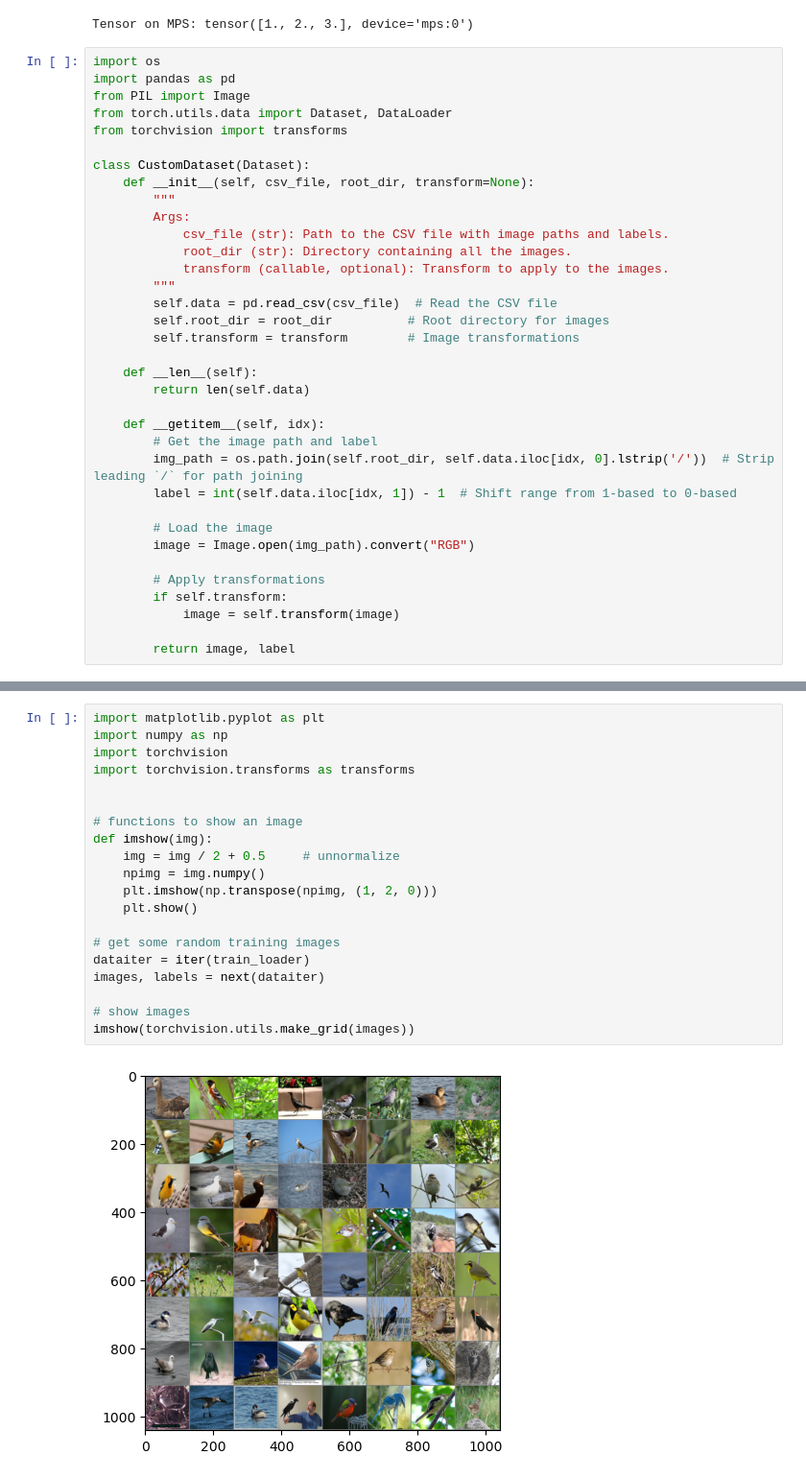
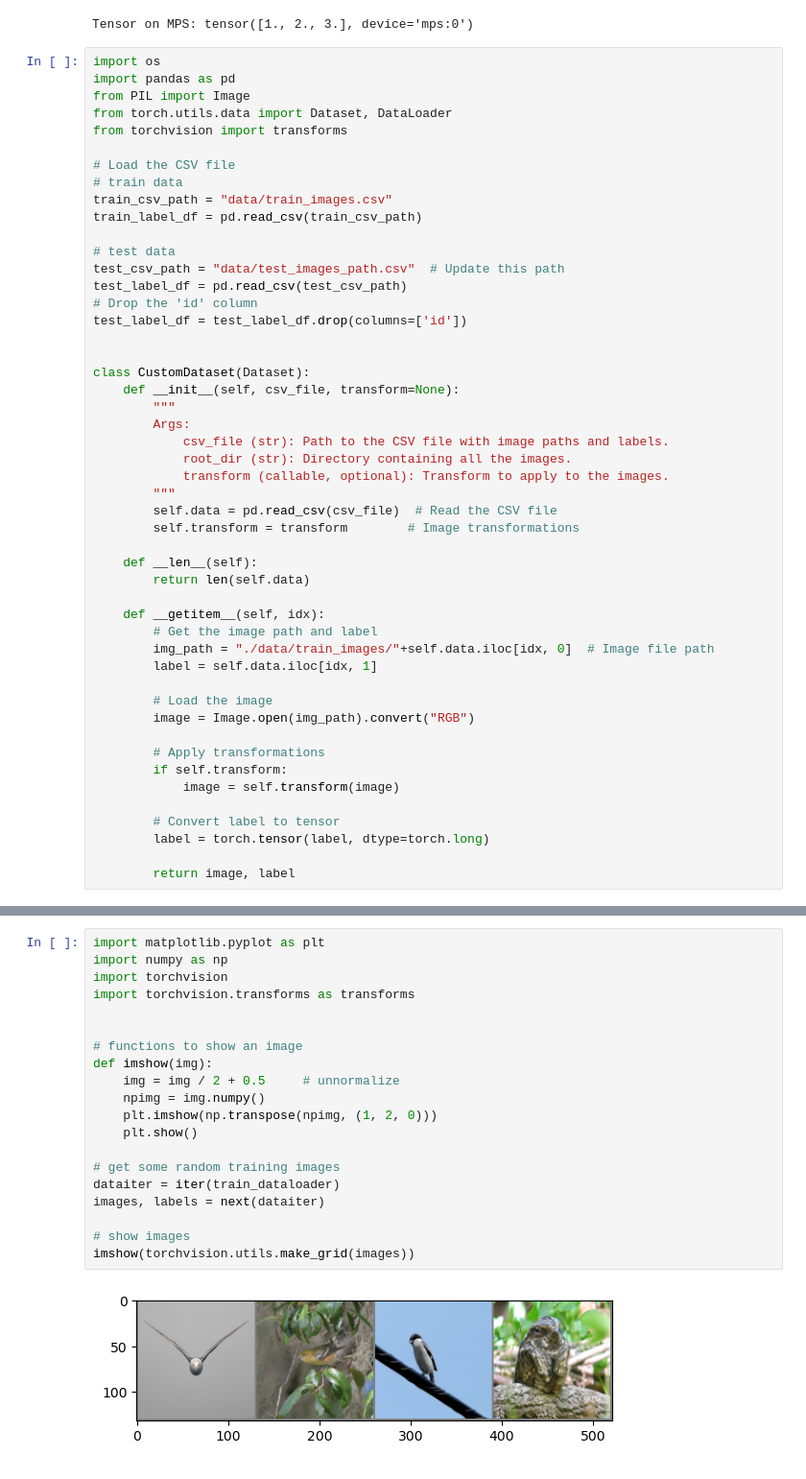
Before and after one commit to christinaperdue/AML2024-Feather-in-Focus, a Jupyter notebook: christries.ipynb, the cells around one changed output, grey strips where cells are left out. Shown: that part at 96% size. Cells and saved outputs as stored; diff of their text form.

```diff
--- a/christries.ipynb
+++ b/christries.ipynb
@@ -24,8 +40,20 @@ from PIL import Image
 from torch.utils.data import Dataset, DataLoader
 from torchvision import transforms
 
+# Load the CSV file
+# train data
+train_csv_path = "data/train_images.csv"
+train_label_df = pd.read_csv(train_csv_path)
+
+# test data
+test_csv_path = "data/test_images_path.csv"  # Update this path
+test_label_df = pd.read_csv(test_csv_path)
+# Drop the 'id' column
+test_label_df = test_label_df.drop(columns=['id'])
+
+
 class CustomDataset(Dataset):
-    def __init__(self, csv_file, root_dir, transform=None):
+    def __init__(self, csv_file, transform=None):
         """
         Args:
             csv_file (str): Path to the CSV file with image paths and labels.
@@ -33,7 +61,6 @@ class CustomDataset(Dataset):
             transform (callable, optional): Transform to apply to the images.
         """
         self.data = pd.read_csv(csv_file)  # Read the CSV file
-        self.root_dir = root_dir          # Root directory for images
         self.transform = transform        # Image transformations
 
     def __len__(self):
@@ -41,8 +68,8 @@ class CustomDataset(Dataset):
 
     def __getitem__(self, idx):
         # Get the image path and label
-        img_path = os.path.join(self.root_dir, self.data.iloc[idx, 0].lstrip('/'))  # Strip leading `/` for path joining
-        label = int(self.data.iloc[idx, 1]) - 1  # Shift range from 1-based to 0-based
+        img_path = "./data/train_images/"+self.data.iloc[idx, 0]  # Image file path
+        label = self.data.iloc[idx, 1]
 
         # Load the image
         image = Image.open(img_path).convert("RGB")
@@ -51,4 +78,7 @@ class CustomDataset(Dataset):
         if self.transform:
             image = self.transform(image)
 
+        # Convert label to tensor
+        label = torch.tensor(label, dtype=torch.long)
+
         return image, label
@@ -132,25 +209,25 @@ Number of classes: 200
 # %%
 import matplotlib.pyplot as plt
 import numpy as np
 import torchvision
 import torchvision.transforms as transforms
 
 
 # functions to show an image
 def imshow(img):
     img = img / 2 + 0.5     # unnormalize
     npimg = img.numpy()
     plt.imshow(np.transpose(npimg, (1, 2, 0)))
     plt.show()
 
 # get some random training images
-dataiter = iter(train_loader)
+dataiter = iter(train_dataloader)
 images, labels = next(dataiter)
 
 # show images
 imshow(torchvision.utils.make_grid(images))
 # %% [output]
-[figure, old version]
+[figure, new version]
 # %%
 #Step 2: Define a simple CNN model
 import torch.nn as nn
```
Also changed, not shown: parts of 18 cells of this notebook.
